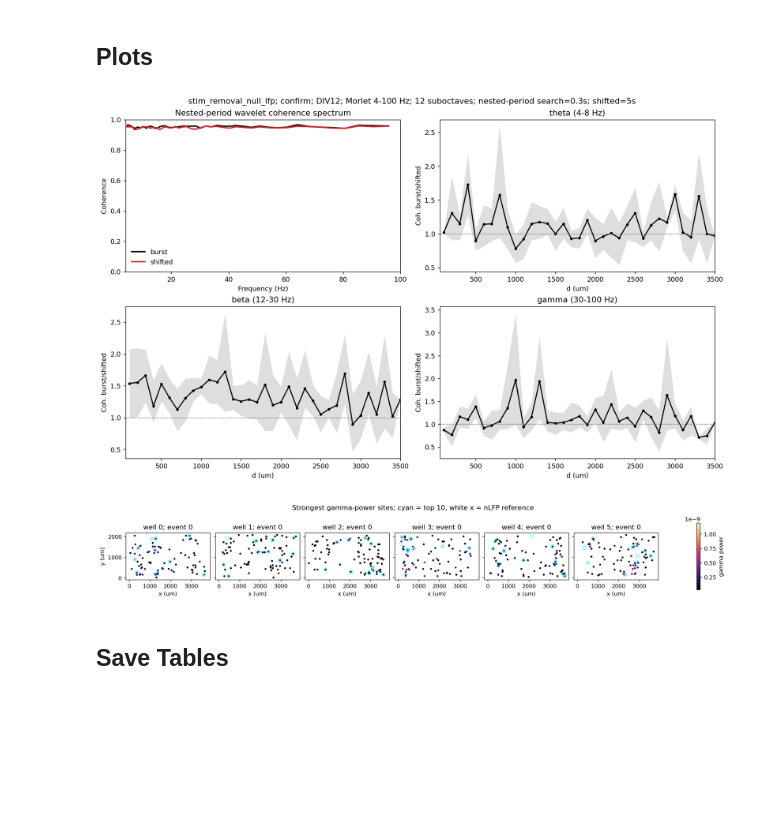
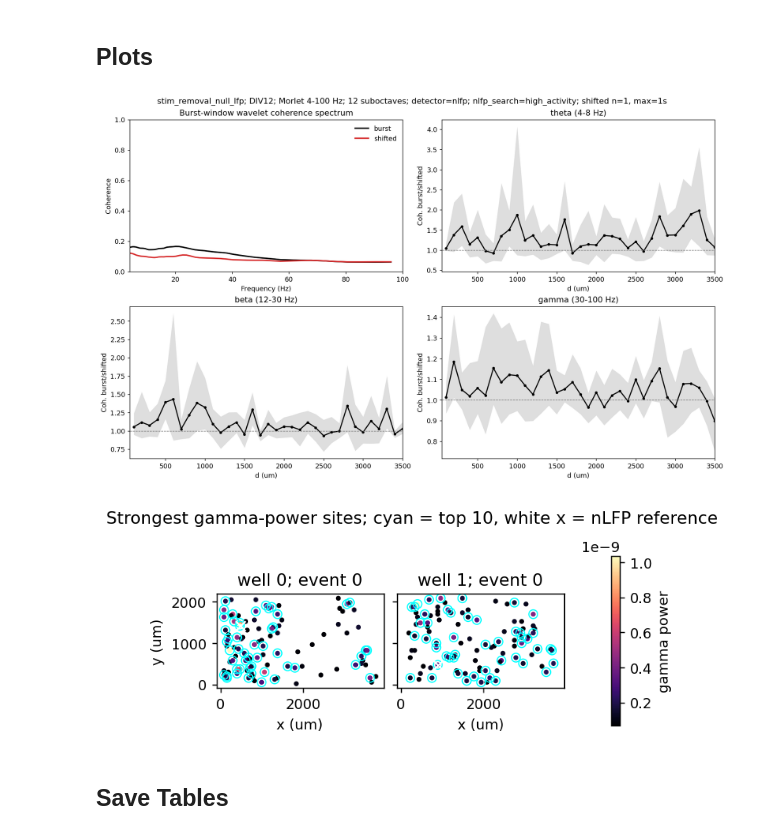
Before and after one commit to dlrebbin98/ephax, a Jupyter notebook: Notebooks/activity_distance_lfp.ipynb, the cells around one changed output. Saved outputs shown, nothing was run; the diff lists cells and outputs as text; code cells hidden in the pictures; blank space fills up the shorter version.

```diff
--- a/Notebooks/activity_distance_lfp.ipynb
+++ b/Notebooks/activity_distance_lfp.ipynb
@@ -237,10 +839,7 @@ def _deterministic_subset(values, max_n):
 
 
 def _select_events_for_well(event_table):
-    valid = event_table.copy()
-    if "front_valid" in valid:
-        valid = valid.loc[valid["front_valid"].astype(bool)].copy()
-    valid = valid.sort_values("anchor_time_s").reset_index(drop=True)
+    valid = event_table.sort_values("anchor_time_s").reset_index(drop=True)
     if valid.empty:
         return valid
     if MAX_EVENTS_PER_WELL is None or len(valid) <= int(MAX_EVENTS_PER_WELL):
@@ -251,11 +850,12 @@ def _select_events_for_well(event_table):
 
 def _active_electrodes_for_event(local_group):
     group = local_group.copy()
-    keep = np.isfinite(group["arrival_time_s"].to_numpy(float))
-    if "arrival_amplitude" in group:
-        group = group.loc[keep].sort_values("arrival_amplitude", ascending=False)
+    if group.empty:
+        return np.array([], dtype=int)
+    if "total_spikes" in group:
+        group = group.sort_values(["total_spikes", "electrode"], ascending=[False, True])
     else:
-        group = group.loc[keep].sort_values("electrode")
+        group = group.sort_values("electrode")
     electrodes = group["electrode"].drop_duplicates().to_numpy(int)
     return _deterministic_subset(electrodes, MAX_ACTIVE_SITES_PER_EVENT).astype(int)
 
@@ -278,18 +878,17 @@ def _channels_for_electrodes(raw_file, dataset, electrodes):
     return merged.drop_duplicates("electrode").reset_index(drop=True)
 
 
-def _load_lfp_segment(raw_file, dataset, anchor_s, electrodes, *, shift_s=0.0):
+def _load_lfp_segment(raw_file, dataset, center_s, window_s, electrodes, *, min_channels=2):
     info = inspect_file(raw_file, dataset)
     fs_raw = float(info["fs_raw"])
     recording_stop_s = float(info["raw_shape"][1]) / fs_raw
-    center_s = float(anchor_s) + float(shift_s)
-    half = 0.5 * float(COHERENCE_WINDOW_S)
-    start_s = center_s - half
-    stop_s = center_s + half
+    half = 0.5 * float(window_s)
+    start_s = float(center_s) - half
+    stop_s = float(center_s) + half
     if start_s < 0 or stop_s > recording_stop_s:
         return None
     channel_table = _channels_for_electrodes(raw_file, dataset, electrodes)
-    if channel_table.empty or len(channel_table) < 2:
+    if channel_table.empty or len(channel_table) < int(min_channels):
         return None
     start_frame = int(round(start_s * fs_raw))
     n_frames = max(1, int(round((stop_s - start_s) * fs_raw)))
@@ -300,7 +899,7 @@ def _load_lfp_segment(raw_file, dataset, anchor_s, electrodes, *, shift_s=0.0):
         n_frames,
         channels=channel_table["channel"].to_numpy(int),
     )
-    if raw.shape[0] < 8 or raw.shape[1] < 2:
+    if raw.shape[0] < 8 or raw.shape[1] < int(min_channels):
         return None
     band = bandpass_downsample(
         raw,
@@ -322,6 +921,8 @@ def _load_lfp_segment(raw_file, dataset, anchor_s, electrodes, *, shift_s=0.0):
         "channels": channels_loaded,
         "start_s": start_s,
         "stop_s": stop_s,
+        "center_s": float(center_s),
+        "window_s": float(window_s),
     }
 # %%
 def morlet_coefficients(traces, fs_hz, freqs_hz, *, n_cycles=MORLET_N_CYCLES):
@@ -681,6 +1482,8 @@ def bootstrap_ci(values, reps=BOOTSTRAP_REPS, seed=BOOTSTRAP_SEED, statistic=np.
 def summarize_condition_distance(event_distance):
     rows = []
     group_cols = ["condition", "band", "well", "distance_bin_center_um"]
+    if event_distance.empty or any(col not in event_distance.columns for col in group_cols):
+        return pd.DataFrame()
     for key, group in event_distance.groupby(group_cols, sort=True):
         condition, band, well, distance = key
         lo, med, hi = bootstrap_ci(group["coherence"].to_numpy(float), seed=BOOTSTRAP_SEED + int(well))
@@ -700,9 +1503,9 @@ def summarize_condition_distance(event_distance):
 
 
 def compute_relative_event_distance(event_distance):
-    if event_distance.empty:
+    key = ["well", "event_idx", "band", "distance_bin_center_um"]
+    if event_distance.empty or any(col not in event_distance.columns for col in key + ["condition", "coherence"]):
         return pd.DataFrame()
-    key = ["well", "event_idx", "band", "distance_bin_center_um"]
     pivot = event_distance.pivot_table(index=key, columns="condition", values="coherence", aggfunc="mean").reset_index()
     if "burst" not in pivot or "shifted" not in pivot:
         return pd.DataFrame()
@@ -745,7 +1548,7 @@ def hierarchical_relative_summary(relative_df):
 
 
 def summarize_frequency_coherence(freq_df):
-    if freq_df.empty:
+    if freq_df.empty or any(col not in freq_df.columns for col in ["condition", "frequency_hz", "coherence"]):
         return pd.DataFrame()
     rows = []
     for (condition, frequency), group in freq_df.groupby(["condition", "frequency_hz"], sort=True):
@@ -796,13 +1599,16 @@ if not frequency_summary.empty:
     for condition, group in frequency_summary.groupby("condition"):
         color = "black" if condition == "burst" else "tab:red"
         ax.plot(group["frequency_hz"], group["coherence_mean"], color=color, lw=2.0, label=condition)
-ax.set(title="Nested-period wavelet coherence spectrum", xlabel="Frequency (Hz)", ylabel="Coherence")
+ax.set(title="Burst-window wavelet coherence spectrum", xlabel="Frequency (Hz)", ylabel="Coherence")
 ax.set_xlim(WAVELET_LOW_HZ, WAVELET_HIGH_HZ)
 ax.set_ylim(0, 1)
 ax.legend(frameon=False)
 
 bands = ["theta", "beta", "gamma"]
 for ax, band in zip([axes[0, 1], axes[1, 0], axes[1, 1]], bands):
+    if relative_distance_summary.empty or "band" not in relative_distance_summary.columns:
+        ax.set_axis_off()
+        continue
     rel = relative_distance_summary.loc[relative_distance_summary["band"] == band].copy()
     if rel.empty:
         ax.set_axis_off()
@@ -823,36 +1629,36 @@ figure_dir = OUTPUT_DIR / "figures"
 figure_dir.mkdir(parents=True, exist_ok=True)
 fig.savefig(figure_dir / "morlet_nested_period_coherence_over_distance.png", dpi=300, bbox_inches="tight")
 fig.savefig(figure_dir / "morlet_nested_period_coherence_over_distance.pdf", bbox_inches="tight")
 plt.show()
 
 if not gamma_site_power.empty:
     first_events = gamma_site_power.sort_values(["well", "event_idx", "gamma_power_rank"]).groupby("well", as_index=False).first()[["well", "event_idx"]]
     plot_power = gamma_site_power.merge(first_events, on=["well", "event_idx"], how="inner")
     wells = sorted(plot_power["well"].unique())
     fig, axes = plt.subplots(1, len(wells), figsize=(2.6 * len(wells), 2.4), sharex=True, sharey=True, constrained_layout=True)
     if len(wells) == 1:
         axes = [axes]
     vmax = np.nanpercentile(plot_power["gamma_power"], 99)
     vmin = np.nanpercentile(plot_power["gamma_power"], 5)
     for ax, well in zip(axes, wells):
         g = plot_power.loc[plot_power["well"] == well]
         sc = ax.scatter(g["x_um"], g["y_um"], c=g["gamma_power"], s=12, cmap="magma", vmin=vmin, vmax=vmax, linewidths=0)
-        top = g.nsmallest(10, "gamma_power_rank")
+        top = g.nsmallest(50, "gamma_power_rank")
         ax.scatter(top["x_um"], top["y_um"], facecolors="none", edgecolors="cyan", s=38, linewidths=0.8)
         ref = g.loc[g["is_ref_electrode"].astype(bool)]
         ax.scatter(ref["x_um"], ref["y_um"], marker="x", c="white", s=48, linewidths=1.2)
         ax.set_title(f"well {well}; event {int(g['event_idx'].iloc[0])}")
         ax.set_aspect("equal")
         ax.set_xlabel("x (um)")
     axes[0].set_ylabel("y (um)")
     fig.colorbar(sc, ax=axes, shrink=0.8, label="gamma power")
     fig.suptitle("Strongest gamma-power sites; cyan = top 10, white x = nLFP reference")
     fig.savefig(figure_dir / "morlet_gamma_power_site_diagnostic.png", dpi=300, bbox_inches="tight")
     fig.savefig(figure_dir / "morlet_gamma_power_site_diagnostic.pdf", bbox_inches="tight")
     plt.show()
 # %% [output]
-[figure, old version]
+[figure, new version]
-[figure, old version]
+[figure, new version]
 # %% [markdown]
 ## Save Tables
 # %%
```
Also changed, not shown: parts of 12 cells of this notebook, 17 other files.
